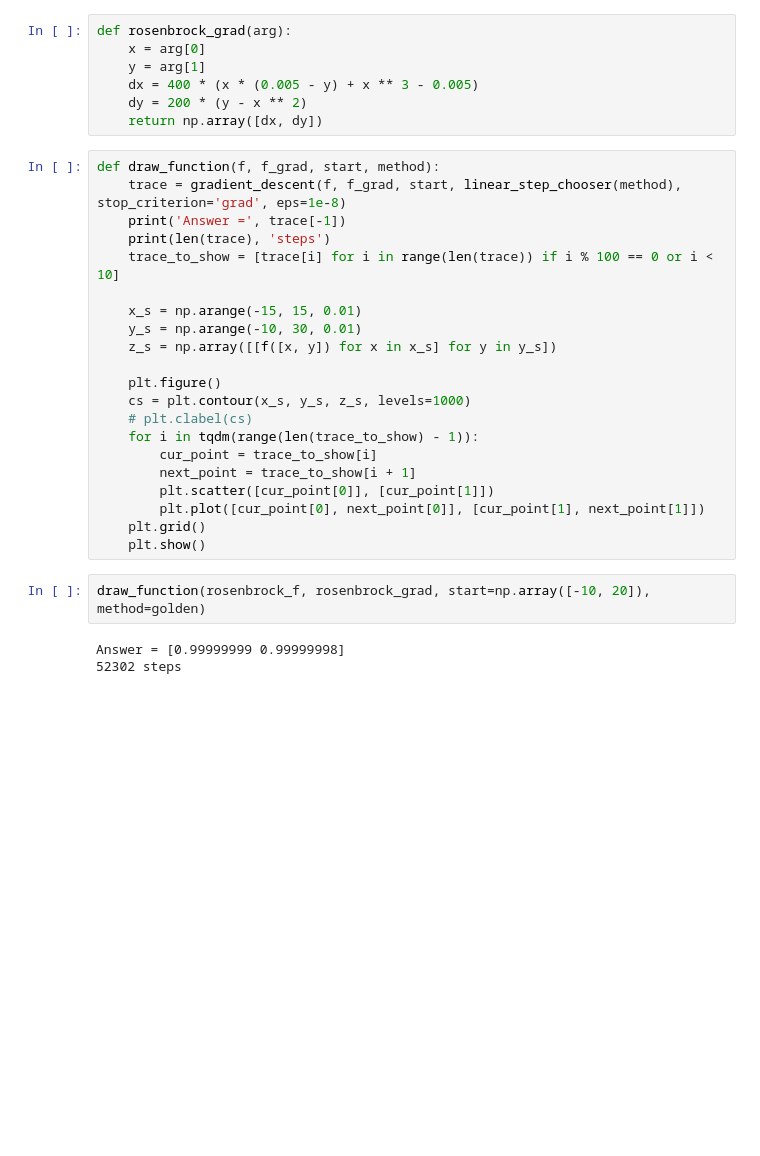
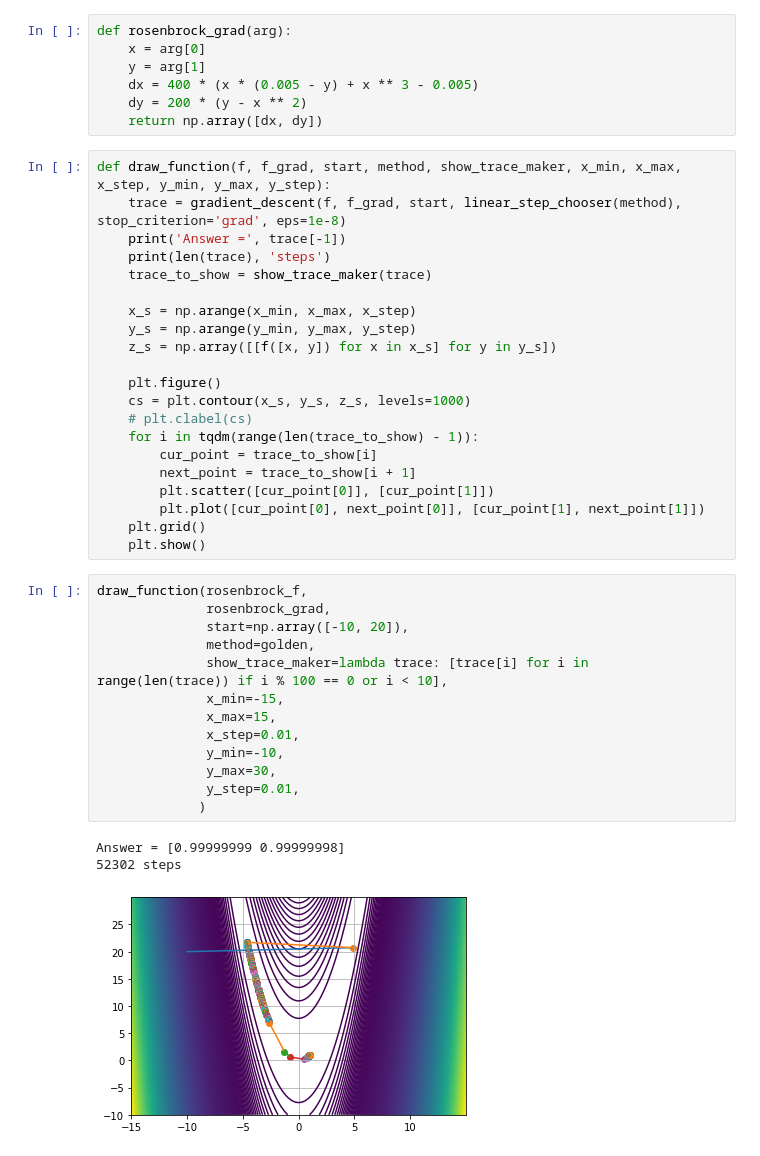
Before and after one commit to KokorinIlya/optimization_methods, a Jupyter notebook: HW1/gradient.ipynb, the cells around one changed output. Cells and saved outputs as stored; diff of their text form; blank space fills up the shorter version.

```diff
--- a/HW1/gradient.ipynb
+++ b/HW1/gradient.ipynb
@@ -17,14 +17,14 @@ def rosenbrock_grad(arg):
     dy = 200 * (y - x ** 2)
     return np.array([dx, dy])
 # %%
-def draw_function(f, f_grad, start, method):
+def draw_function(f, f_grad, start, method, show_trace_maker, x_min, x_max, x_step, y_min, y_max, y_step):
     trace = gradient_descent(f, f_grad, start, linear_step_chooser(method), stop_criterion='grad', eps=1e-8)
     print('Answer =', trace[-1])
     print(len(trace), 'steps')
-    trace_to_show = [trace[i] for i in range(len(trace)) if i % 100 == 0 or i < 10]
+    trace_to_show = show_trace_maker(trace)
 
-    x_s = np.arange(-15, 15, 0.01)
-    y_s = np.arange(-10, 30, 0.01)
+    x_s = np.arange(x_min, x_max, x_step)
+    y_s = np.arange(y_min, y_max, y_step)
     z_s = np.array([[f([x, y]) for x in x_s] for y in y_s])
 
     plt.figure()
@@ -37,8 +37,20 @@ def draw_function(f, f_grad, start, method):
         plt.plot([cur_point[0], next_point[0]], [cur_point[1], next_point[1]])
     plt.grid()
     plt.show()
-# %%
-draw_function(rosenbrock_f, rosenbrock_grad, start=np.array([-10, 20]), method=golden)
-# %% [output]
-Answer = [0.99999999 0.99999998]
-52302 steps
+# %%
+draw_function(rosenbrock_f,
+              rosenbrock_grad,
+              start=np.array([-10, 20]),
+              method=golden,
+              show_trace_maker=lambda trace: [trace[i] for i in range(len(trace)) if i % 100 == 0 or i < 10],
+              x_min=-15,
+              x_max=15,
+              x_step=0.01,
+              y_min=-10,
+              y_max=30,
+              y_step=0.01,
+             )
+# %% [output]
+Answer = [0.99999999 0.99999998]
+52302 steps
+[figure, added]
```
